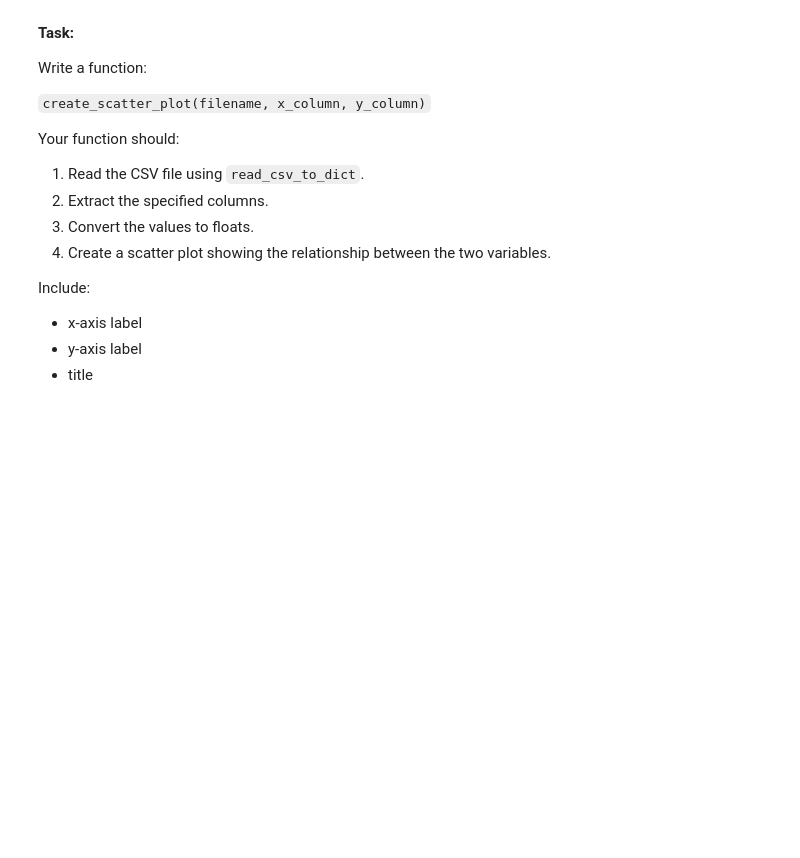
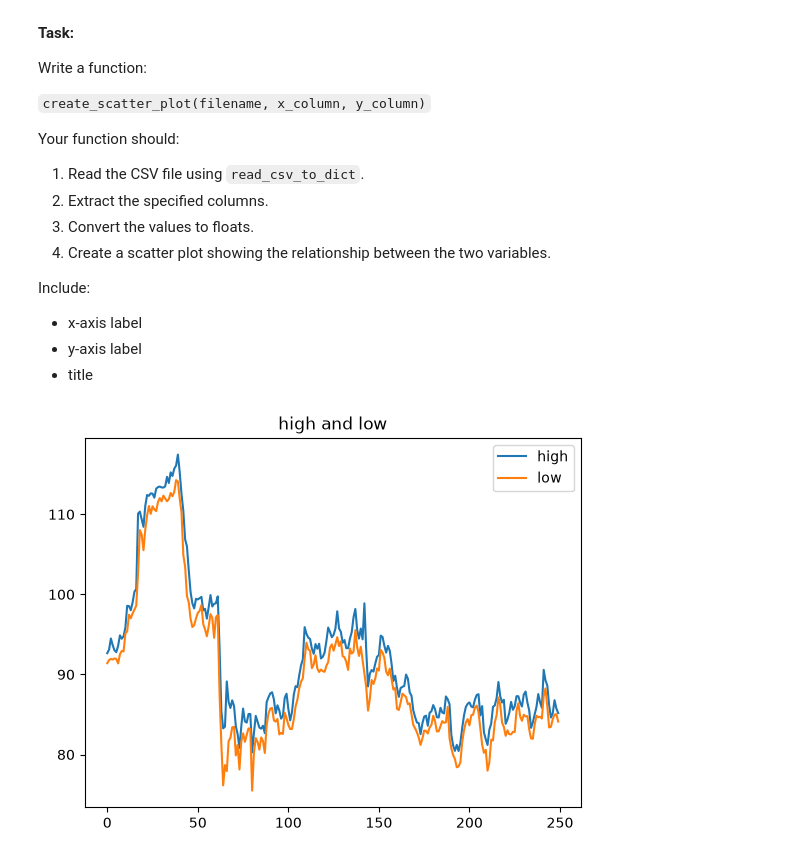
Before and after one commit to rickoprivate/BUAI602HW, a Jupyter notebook: week-09/homework.ipynb, the cells around one changed output. Saved outputs shown, nothing was run; the diff lists cells and outputs as text; code cells hidden in the pictures; blank space fills up the shorter version.

```diff
--- a/week-09/homework.ipynb
+++ b/week-09/homework.ipynb
@@ -615,0 +647,19 @@ Include:
+# %%
+#Your Solution
+def create_scatter_plot(filename, x_column, y_column):
+    floats = read_csv_to_dict(filename)
+    x_column_list = floats[x_column]
+    y_column_list = floats[y_column]
+
+    x_floats = [float(float(value)) for value in x_column_list]
+    y_floats = [float(float(value)) for value in y_column_list]
+
+    plt.plot(x_floats,label = x_column)
+    plt.plot(y_floats, label = y_column)
+    plt.title(f"{x_column} and {y_column}")
+
+    plt.legend()
+
+create_scatter_plot("SBUX.csv", "high","low")
+# %% [output]
+[figure, added]
```
Also changed, not shown: parts of 6 cells of this notebook.
